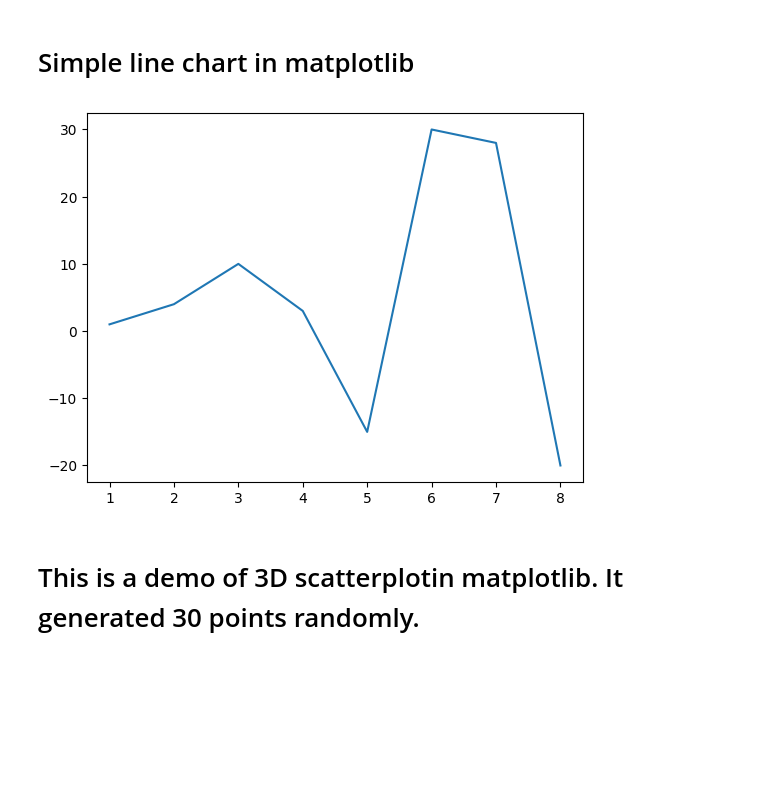
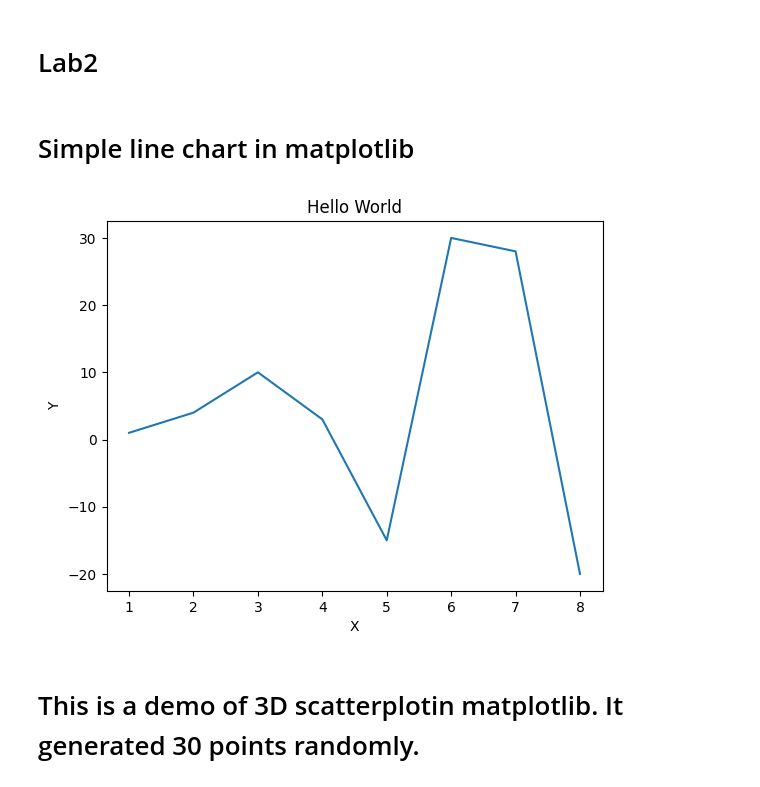
Before and after one commit to urvipalvankar12/CSCN8010-24S-lab-submissions, a Jupyter notebook: students_submissions/8941794/lab2.ipynb, the cells around one changed output. Drawn from its saved outputs; the diff is of its cells as text; code cells hidden in the pictures; blank space fills up the shorter version.

```diff
--- a/students_submissions/8941794/lab2.ipynb
+++ b/students_submissions/8941794/lab2.ipynb
@@ -1,14 +1,19 @@
+# %% [markdown]
+# Lab2
 # %% [markdown]
 # Simple line chart in matplotlib
 # %%
 import matplotlib as mpl
 import matplotlib.pyplot as plt
 import numpy as np
 fig, ax = plt.subplots()
 ax.plot([1, 2, 3, 4, 5, 6, 7, 8], [1, 4, 10, 3, -15, 30, 28, -20])
+plt.title('Hello World')
+plt.xlabel('X')
+plt.ylabel('Y')
 plt.show()
 # %% [output]
-[figure, old version]
+[figure, new version]
 # %% [markdown]
 # This is a demo of 3D scatterplotin matplotlib. It generated 30 points randomly.
 # %%
```
